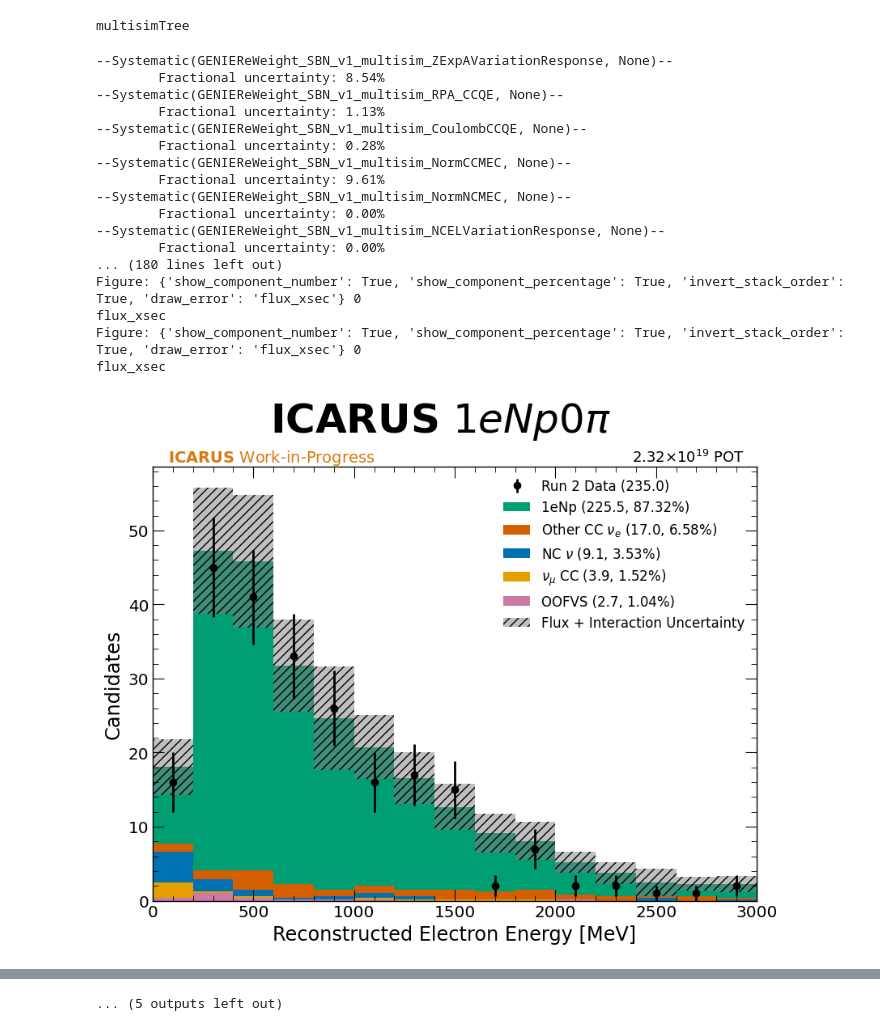
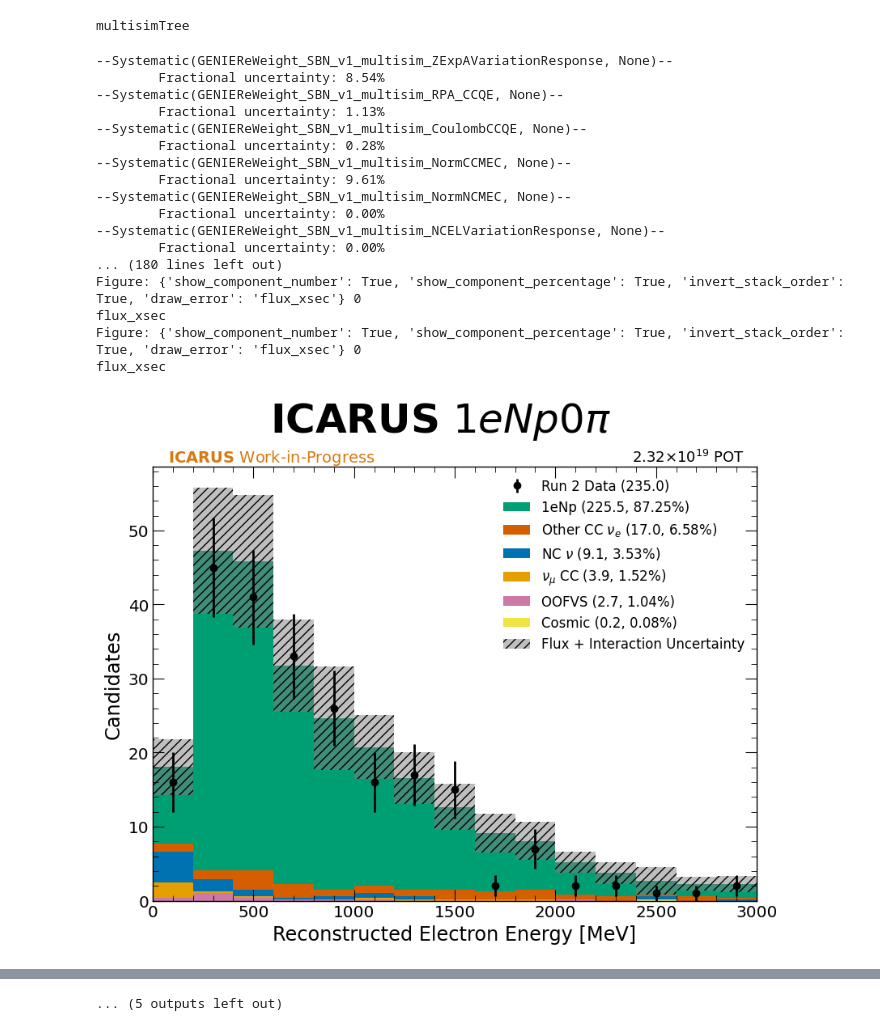
Before and after one commit to dacarber/medulla, a Jupyter notebook: spineplot/example.ipynb, the cells around one changed output, grey strips where cells are left out. Saved outputs shown, nothing was run; the diff lists cells and outputs as text; code cells hidden in the pictures.

```diff
--- a/spineplot/example.ipynb
+++ b/spineplot/example.ipynb
@@ -92,7 +92,7 @@ pattern = '(flux|xsec|stats)'
 [analysis]
 ordinate_sample = 'onbeam'
 category_branch = 'category_topology'
-category_assignment = [[0,1], [2,3,4,6], [5], [7],[8],[9],[10,-1], [-100]]
+category_assignment = [[0,1], [2,3,4,6], [5], [7],[8],[9],[11,-1], [-100]]
 category_labels = ['1eNp', 'Other CC $\\nu_e$', 'NC $\\nu$', '$\\nu_\\mu$ CC','OOFVS','Other','Cosmic', 'Run 2 Data']
 category_colors = ['C0', 'C1', 'C3', 'C4', 'C5','C6','C7','black']
 category_types = ['histogram', 'histogram', 'histogram', 'histogram', 'histogram','histogram', 'histogram', 'scatter']
@@ -251,31 +251,31 @@ draw_kwargs = {'show_component_number' = true, 'show_component_percentage' = tru
 
 
 """
 # Write the string to a file
 with open('cfg.toml', 'w') as f:
     f.write(cfg)
 
 file = '/Users/danielcarber/Documents/ICARUS/full_syst.root'
 
 analysis = Analysis('cfg.toml', file)
 analysis.run(close_figs=False)
 # %% [output]
 multisimTree
 --Systematic(GENIEReWeight_SBN_v1_multisim_ZExpAVariationResponse, None)--
         Fractional uncertainty: 8.54%
 --Systematic(GENIEReWeight_SBN_v1_multisim_RPA_CCQE, None)--
         Fractional uncertainty: 1.13%
 --Systematic(GENIEReWeight_SBN_v1_multisim_CoulombCCQE, None)--
         Fractional uncertainty: 0.28%
 --Systematic(GENIEReWeight_SBN_v1_multisim_NormCCMEC, None)--
         Fractional uncertainty: 9.61%
 --Systematic(GENIEReWeight_SBN_v1_multisim_NormNCMEC, None)--
         Fractional uncertainty: 0.00%
 --Systematic(GENIEReWeight_SBN_v1_multisim_NCELVariationResponse, None)--
         Fractional uncertainty: 0.00%
 ... (180 lines left out)
 Figure: {'show_component_number': True, 'show_component_percentage': True, 'invert_stack_order': True, 'draw_error': 'flux_xsec'} 0
 flux_xsec
 Figure: {'show_component_number': True, 'show_component_percentage': True, 'invert_stack_order': True, 'draw_error': 'flux_xsec'} 0
 flux_xsec
-[figure, old version]
+[figure, new version]
```
Also changed, not shown: parts of 1 cell of this notebook, 4 other files.
